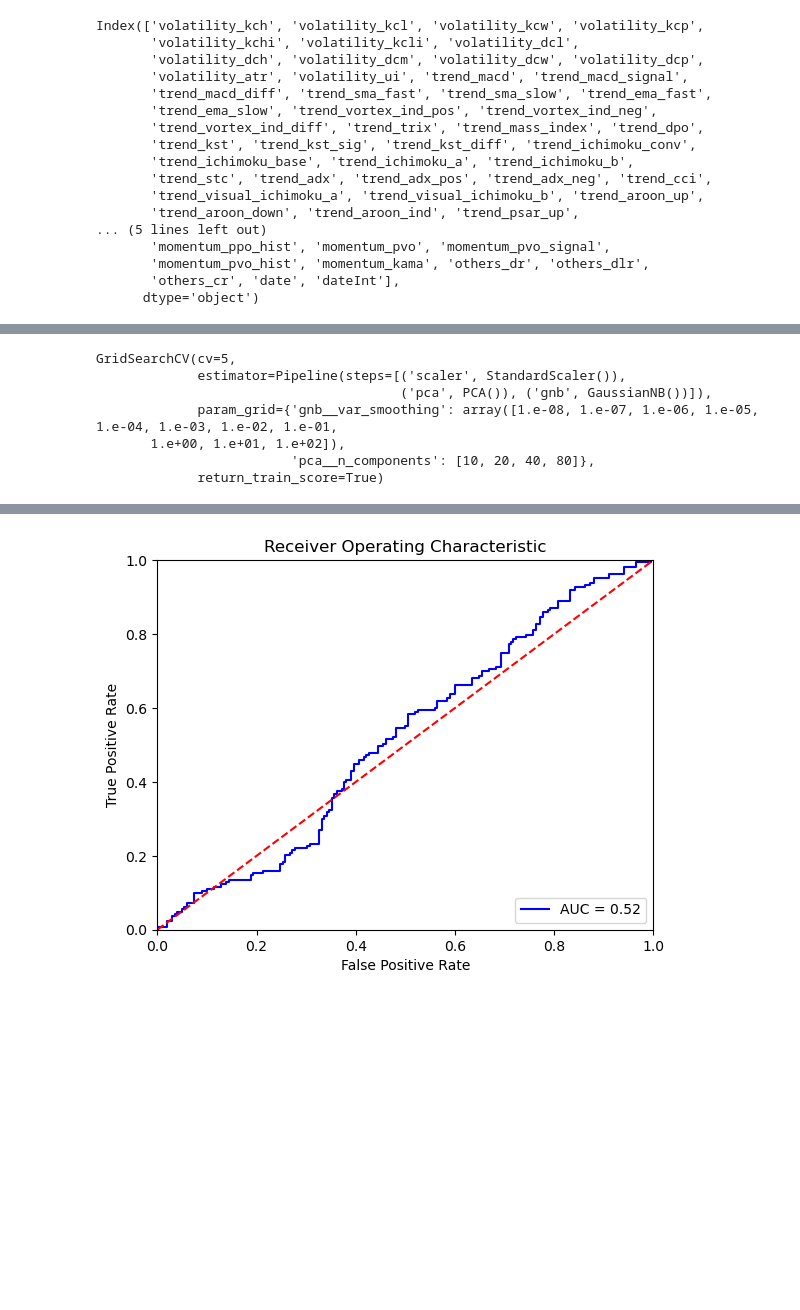
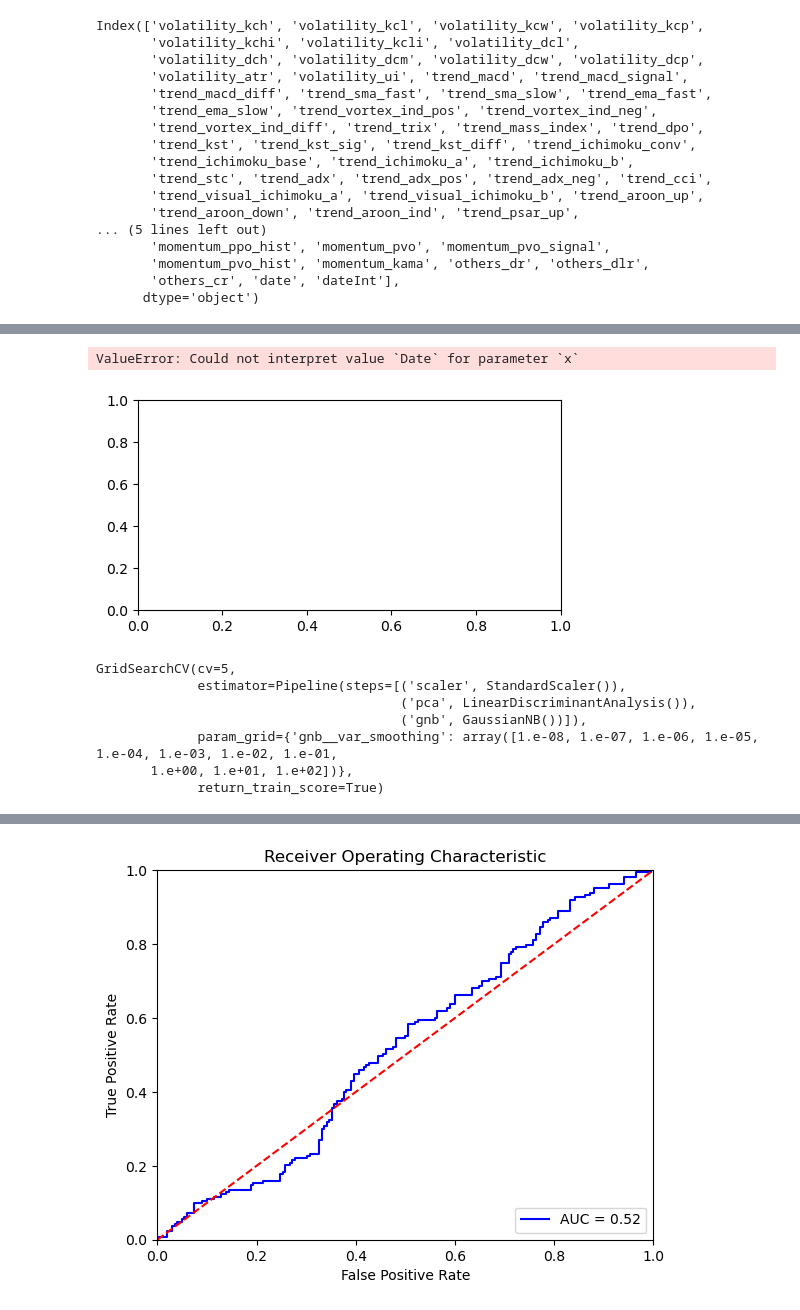
Before and after one commit to JamesDwightDana/cs136_group_project, a Jupyter notebook: project_explore.ipynb, the cells around one changed output, grey strips where cells are left out. Saved outputs shown, nothing was run; the diff lists cells and outputs as text; code cells hidden in the pictures; blank space fills up the shorter version.

```diff
--- a/project_explore.ipynb
+++ b/project_explore.ipynb
@@ -94,0 +164,13 @@ test_y = all_y[~train_test_mask]
+# %%
+# Visualize the distribution of each feature using histograms.
+plt.figure(figsize=(12, 6))
+for i, feature in enumerate(df.columns):
+    plt.subplot(2, 2, i + 1)
+    sns.histplot(data=df3, x=feature, hue='classPricechange', kde=True)
+    plt.title(f'{feature} Distribution')
+
+plt.tight_layout()
+plt.show()
+# %% [output]
+ValueError: Could not interpret value `Date` for parameter `x`
+[figure, added]
@@ -95,11 +186,11 @@ test_y = all_y[~train_test_mask]
 # %%
 myPipeline = Pipeline([
     ('scaler', StandardScaler()),
-    ('pca',PCA()),
+    ('lda',LinearDiscriminantAnalysis()),
     ('gnb', GaussianNB())])
 
 parameter_grid = {
-    'pca__n_components':[10,20,40,80],
+    # 'pca__n_components':[10,20,40,80],
     'gnb__var_smoothing':np.logspace(-8,2,11)
 }
 
@@ -107,14 +198,14 @@ clf = GridSearchCV(myPipeline,
                    parameter_grid,
                    cv=5,
                    return_train_score=True)
-clf.fit(all_x,all_y)
+clf.fit(train_x,train_y)
 # %% [output]
 GridSearchCV(cv=5,
              estimator=Pipeline(steps=[('scaler', StandardScaler()),
-                                       ('pca', PCA()), ('gnb', GaussianNB())]),
+                                       ('pca', LinearDiscriminantAnalysis()),
+                                       ('gnb', GaussianNB())]),
              param_grid={'gnb__var_smoothing': array([1.e-08, 1.e-07, 1.e-06, 1.e-05, 1.e-04, 1.e-03, 1.e-02, 1.e-01,
-       1.e+00, 1.e+01, 1.e+02]),
-                         'pca__n_components': [10, 20, 40, 80]},
+       1.e+00, 1.e+01, 1.e+02])},
              return_train_score=True)
 # %%
 param_precision = [np.log10(x) for x in clf.cv_results_['param_gnb__var_smoothing'].data]
```
Also changed, not shown: parts of 9 cells of this notebook.
